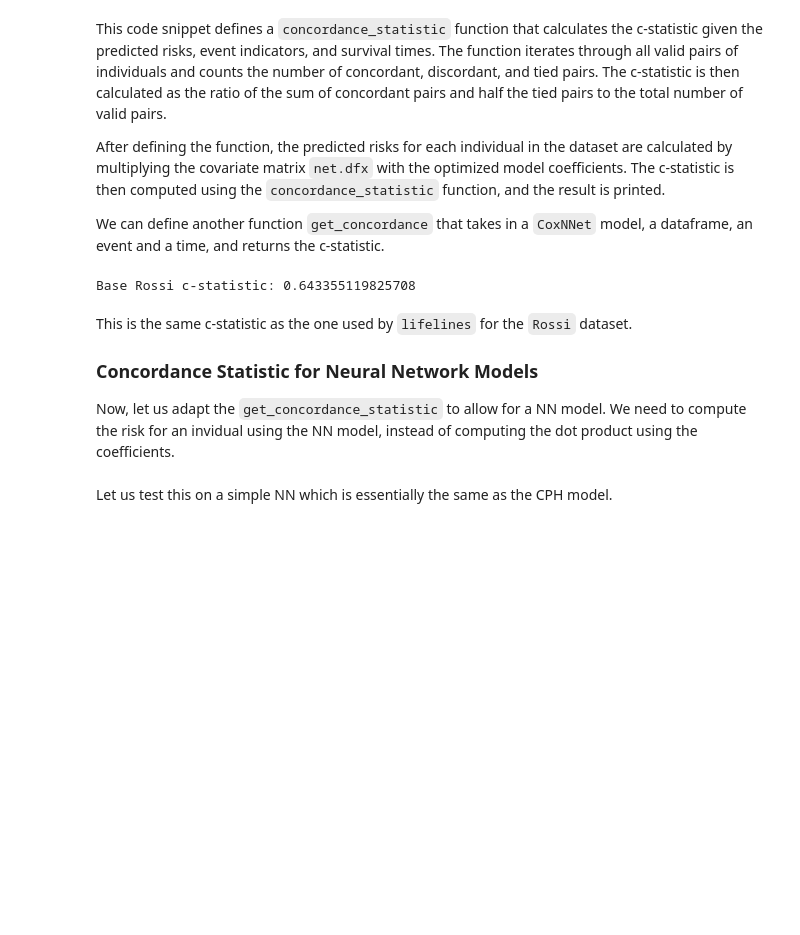
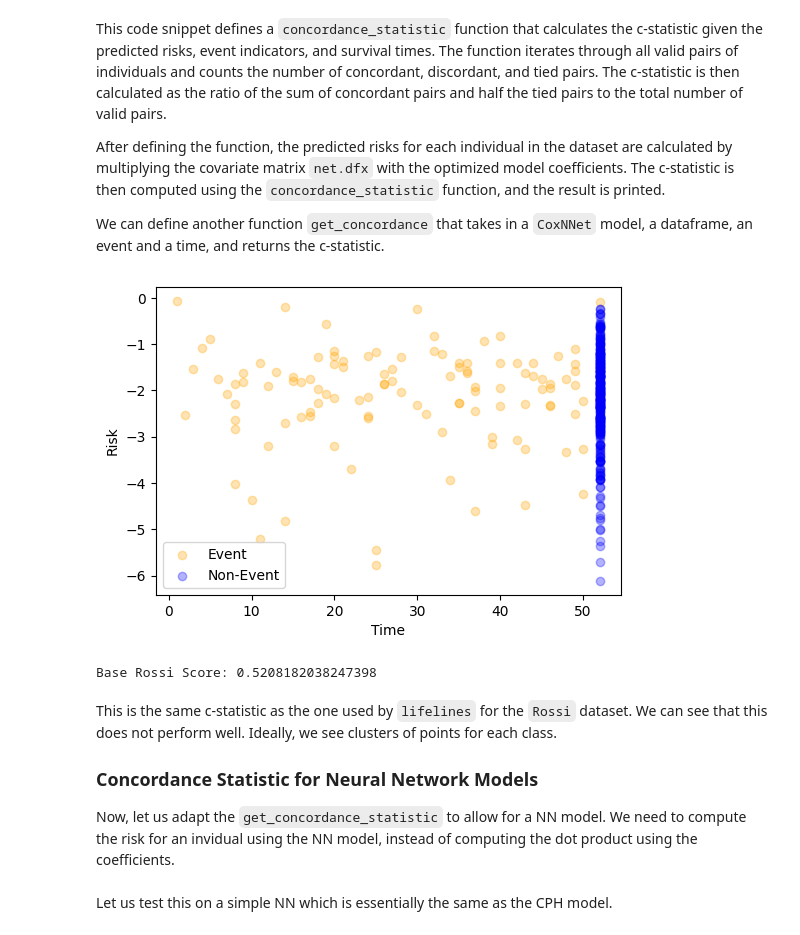
Before and after one commit to omariosc/survival-analysis, a Jupyter notebook: code.ipynb, the cells around one changed output. Saved outputs shown, nothing was run; the diff lists cells and outputs as text; code cells hidden in the pictures; blank space fills up the shorter version.

```diff
--- a/code.ipynb
+++ b/code.ipynb
@@ -772,6 +757,8 @@ class CoxNNet(torch.nn.Module):
 
         # If no coefficients are passed in, we initialize them randomly
         if coefficients == None:
+            # Set random seed for reproducibility
+            torch.manual_seed(42)
             self.coefficients = torch.randn(n_covariates, requires_grad=True, dtype=torch.float)
         # Otherwise we use the coefficients passed in
         else:
@@ -803,5 +790,6 @@ class CoxNNet(torch.nn.Module):
 # Simply testing to make sure the code works
 c = torch.tensor([-0.38, -0.06, 0.31, -0.15, -0.43, -0.08, 0.09])
 net = CoxNNet(rossi, 'arrest', 'week', coefficients=c)
-net.forward()
+loss = net.forward()
+print("Loss:", loss.item())
 # %% [output]
@@ -838,7 +826,7 @@ def gradient_descent(df, event, time, lr, n_epoch, coefficients=None):
     """
     net = CoxNNet(df, event, time, coefficients)
     loss = net.forward()
-    print(loss)
+    print("Initial Loss:", loss.item())
 
     # Iterate n_epoch times
     for _ in range(n_epoch):
@@ -852,9 +840,9 @@ def gradient_descent(df, event, time, lr, n_epoch, coefficients=None):
     loss = net.forward()
 
     # Print the final loss and the updated coefficients
-    print(loss)
-    print(net.coefficients)
+    print("Final Loss:", loss.item())
+    print("Final Score:", net.coefficients.detach().numpy())
     return net
 
-rossi_net = gradient_descent(rossi, 'arrest', 'week', 0.0001, 4000)
+rossi_net = gradient_descent(rossi, 'arrest', 'week', 0.0001, 1000)
 # %% [output]
@@ -935,7 +923,7 @@ We can test this later. For now, let's use a way to measure the performance of t
 
 The _concordance statistic_ (also known as the c-statistic) is a measure of the goodness of fit of a survival model. It quantifies the model's ability to correctly order the predicted survival times of pairs of individuals. A higher c-statistic indicates a better model fit. Here's how to compute the c-statistic given a set of survival times and a set of predicted survival times:
 # %%
-def concordance_statistic(risks, events, times):
+def concordance_statistic(risks, events, times, output=True):
     """Calculates the c-statistic for a given set of predicted risks and actual events and times.
 
     Args:
@@ -973,6 +961,25 @@ def concordance_statistic(risks, events, times):
                     else:
                         tied_pairs += 1
 
+    # We can optionally produce a plot of the risk scores over time
+    # This is useful for visualising the risk scores
+    # Ideally, we would like to see the risk scores of the events (i.e. 1) higher than the non-events (i.e. 0)
+    # This is because the risk scores are the log-hazard ratios
+    if output:
+        # Plots the risk scores over time
+        plt.figure(figsize=(6, 4))
+        colors = np.where(events, 'orange', 'blue')
+        labels = np.where(events, 'Event', 'Non-Event')
+
+        for color, label in zip(['orange', 'blue'], ['Event', 'Non-Event']):
+            mask = (colors == color)
+            plt.scatter(times[mask], np.array(risks)[mask], alpha=0.3, color=color, label=label)
+
+        plt.xlabel('Time')
+        plt.ylabel('Risk')
+        plt.legend()
+        plt.show()
+
     # Note we do not actually need to use discordant_pairs in the calculation
     # Since we already increment valid_pairs when we encounter a discordant pair
     return (concordant_pairs + 0.5 * tied_pairs) / valid_pairs
@@ -983,28 +990,29 @@ After defining the function, the predicted risks for each individual in the data
 
 We can define another function `get_concordance` that takes in a `CoxNNet` model, a dataframe, an event and a time, and returns the c-statistic.
 # %%
-def get_concordance_statistic(df, event, time, net):
+def get_concordance_statistic(df, event, time, net, output=True):
     """Calculates the c-statistic for a given dataset for the CoxNNet model.
 
     Args:
         df (pandas.DataFrame): Dataframe containing the covariates and the event and time columns.
         event (str): Name of the event column.
         time (str): Name of the time column.
         net (torch.nn.Module): CoxNNet model.
 
     Returns:
         float: c-statistic.
     """
     # Calculate the predicted risk for each individual in the dataset
     risks = np.matmul(net.dfx, net.coefficients.detach().numpy())
 
-    return concordance_statistic(risks, df[event].to_numpy(), df[time].to_numpy())
+    return concordance_statistic(risks, df[event].to_numpy(), df[time].to_numpy(), output)
 
-print("Base Rossi c-statistic:", get_concordance_statistic(rossi, 'arrest', 'week', rossi_net))
+print("Base Rossi Score:", get_concordance_statistic(rossi, 'arrest', 'week', rossi_net))
 # %% [output]
+[figure, added]
-Base Rossi c-statistic: 0.643355119825708
+Base Rossi Score: 0.5208182038247398
 # %% [markdown]
-This is the same c-statistic as the one used by `lifelines` for the `Rossi` dataset.
+This is the same c-statistic as the one used by `lifelines` for the `Rossi` dataset. We can see that this does not perform well. Ideally, we see clusters of points for each class.
 
 ### Concordance Statistic for Neural Network Models
 
```
Also changed, not shown: parts of 19 cells of this notebook.
